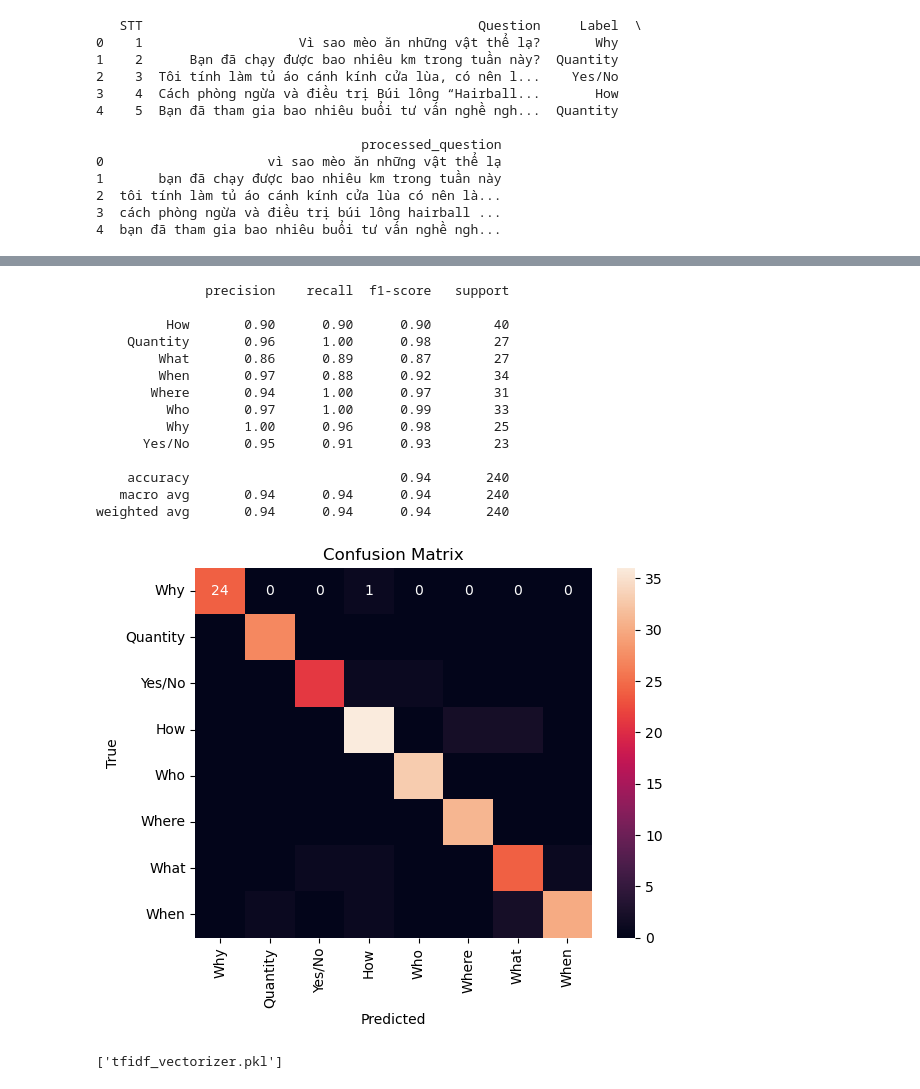
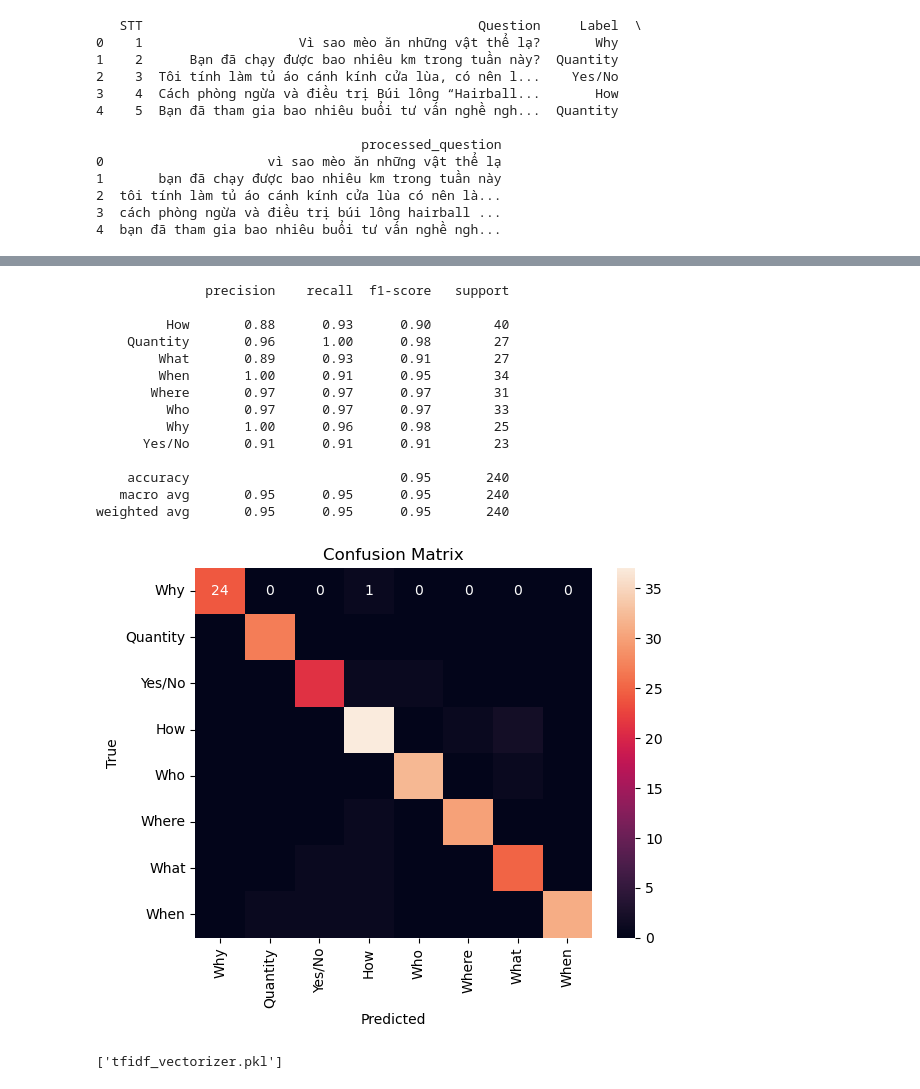
Before and after one commit to bnabnubne/Question-Classification, a Jupyter notebook: svm.ipynb, the cells around one changed output, grey strips where cells are left out. Drawn from its saved outputs; the diff is of its cells as text; code cells hidden in the pictures.

```diff
--- a/svm.ipynb
+++ b/svm.ipynb
@@ -42,11 +42,21 @@ X = data['processed_question']
 y = data['Label']
 
 # Chia tập dữ liệu thành train và test
-X_train, X_test, y_train, y_test = train_test_split(X, y, test_size=0.2, random_state=42)
+X_train_full, X_test, y_train_full, y_test = train_test_split(X, y, test_size=0.2, random_state=42)
+X_train, X_val, y_train, y_val = train_test_split(X_train_full, y_train_full, test_size=0.2, random_state=42)
+
+train_data = pd.DataFrame({'Question': X_train, 'Label': y_train})
+val_data = pd.DataFrame({'Question': X_val, 'Label': y_val})
+test_data = pd.DataFrame({'Question': X_test, 'Label': y_test})
+
+# train_data.to_csv("Data/Train_Test_Val/train_data.csv", index=False)
+# val_data.to_csv("Data/Train_Test_Val/val_data.csv", index=False)
+# test_data.to_csv("Data/Train_Test_Val/test_data.csv", index=False)
 
 # Trích xuất đặc trưng TF-IDF
 vectorizer = TfidfVectorizer(max_features=5000)  # Giới hạn số lượng đặc trưng
 X_train_tfidf = vectorizer.fit_transform(X_train)
+X_val_tfidf = vectorizer.transform(X_val)
 X_test_tfidf = vectorizer.transform(X_test)
 
 print("Shape của vector TF-IDF (train):", X_train_tfidf.shape)
@@ -63,0 +73,13 @@ y_pred = model.predict(X_test_tfidf)
+# %%
+from sklearn.metrics import classification_report, confusion_matrix
+
+# Đánh giá trên tập validation
+y_val_pred = model.predict(X_val_tfidf)
+y_val_pred = model.predict(X_val_tfidf)
+print("Báo cáo đánh giá trên tập validation:")
+print(classification_report(y_val, y_val_pred, zero_division=0))
+
+# Đánh giá trên tập test
+y_test_pred = model.predict(X_test_tfidf)
+print("Báo cáo đánh giá trên tập test:")
+print(classification_report(y_test, y_test_pred, zero_division=0))
@@ -64,33 +104,33 @@ y_pred = model.predict(X_test_tfidf)
 # %%
 from sklearn.metrics import classification_report, confusion_matrix
 import seaborn as sns
 import matplotlib.pyplot as plt
 
 # Báo cáo hiệu năng
-print(classification_report(y_test, y_pred))
+print(classification_report(y_test, y_test_pred))
 
-cm = confusion_matrix(y_test, y_pred, labels=y.unique())
+cm = confusion_matrix(y_test, y_test_pred, labels=y.unique())
 sns.heatmap(cm, annot=True, fmt='d', xticklabels=y.unique(), yticklabels=y.unique())
 plt.xlabel('Predicted')
 plt.ylabel('True')
 plt.title('Confusion Matrix')
 plt.show()
 # %% [output]
               precision    recall  f1-score   support
 
-         How       0.90      0.90      0.90        40
+         How       0.88      0.93      0.90        40
     Quantity       0.96      1.00      0.98        27
-        What       0.86      0.89      0.87        27
-        When       0.97      0.88      0.92        34
-       Where       0.94      1.00      0.97        31
-         Who       0.97      1.00      0.99        33
+        What       0.89      0.93      0.91        27
+        When       1.00      0.91      0.95        34
+       Where       0.97      0.97      0.97        31
+         Who       0.97      0.97      0.97        33
          Why       1.00      0.96      0.98        25
-      Yes/No       0.95      0.91      0.93        23
+      Yes/No       0.91      0.91      0.91        23
 
-    accuracy                           0.94       240
-   macro avg       0.94      0.94      0.94       240
-weighted avg       0.94      0.94      0.94       240
+    accuracy                           0.95       240
+   macro avg       0.95      0.95      0.95       240
+weighted avg       0.95      0.95      0.95       240
-[figure, old version]
+[figure, new version]
 # %%
 import joblib
 
```
Also changed, not shown: parts of 4 cells of this notebook, 12 other files.
